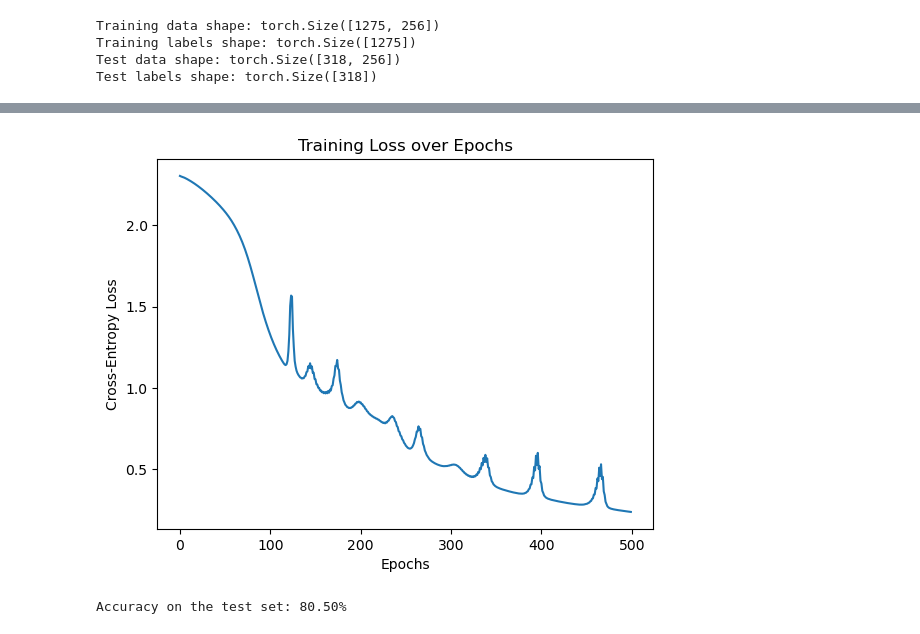
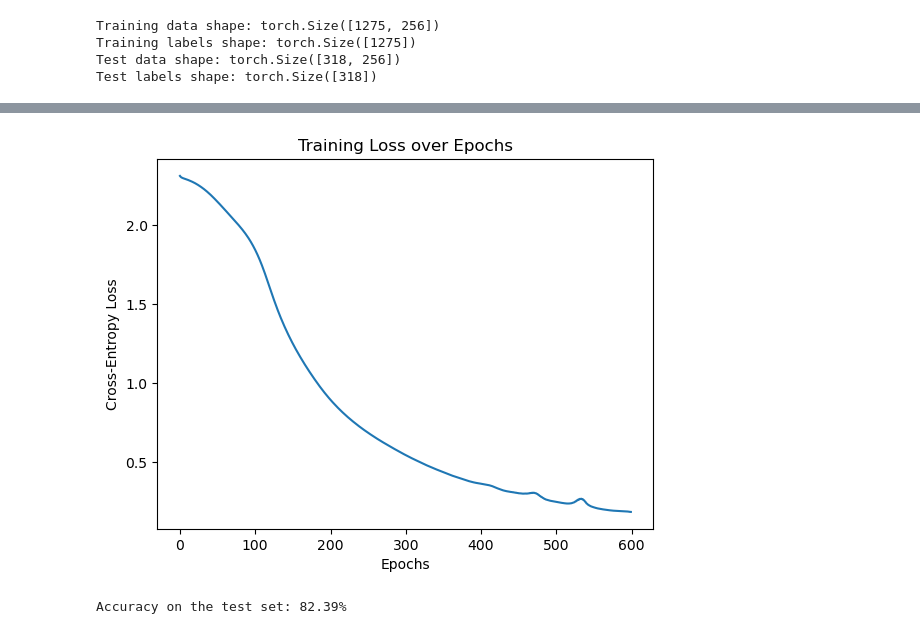
Before and after one commit to Jigyass/StatisticalDecisionTheory, a Jupyter notebook: Homeworks/HW4/ClassificationMLP.ipynb, the cells around one changed output, grey strips where cells are left out. Saved outputs shown, nothing was run; the diff lists cells and outputs as text; code cells hidden in the pictures.

```diff
--- a/Homeworks/HW4/ClassificationMLP.ipynb
+++ b/Homeworks/HW4/ClassificationMLP.ipynb
@@ -2,10 +2,8 @@
 import numpy as np
 import torch
 
-# Load the dataset (assuming it's space-separated)
 data = np.loadtxt('/home/darksst/Desktop/Fall24/StatisticalDecisionTheory/Data/Semion/semeion.data')
 
-# Split data into features (X) and labels (Y)
 X = data[:, :256]  # First 256 columns are the pixel features
 Y = data[:, 256:]  # Last 10 columns represent the one-hot encoded digit labels
 
@@ -13,8 +11,8 @@ Y = data[:, 256:]  # Last 10 columns represent the one-hot encoded digit labels
 Y_labels = np.argmax(Y, axis=1)
 
 # Function to split data into training and testing sets
-def train_test_split_manual(X, Y, test_size=0.2, random_state=None):
-    np.random.seed(random_state)  # Set seed for reproducibility if provided
+def split_data(X, Y, test_size=0.2, random_state=None):
+    np.random.seed(random_state)
     indices = np.arange(X.shape[0])
     np.random.shuffle(indices)  # Shuffle the indices
 
@@ -26,16 +24,13 @@ def train_test_split_manual(X, Y, test_size=0.2, random_state=None):
 
     return X_train, X_test, Y_train, Y_test
 
-# Split the data (e.g., 80% training, 20% testing)
-X_train, X_test, Y_train, Y_test = train_test_split_manual(X, Y_labels, test_size=0.2, random_state=42)
+X_train, X_test, Y_train, Y_test = split_data(X, Y_labels, test_size=0.2, random_state=42)
 
 # Convert NumPy arrays to PyTorch tensors
 X_train_tensor = torch.tensor(X_train, dtype=torch.float32)
-Y_train_tensor = torch.tensor(Y_train, dtype=torch.long)  # Labels as long tensors for classification
+Y_train_tensor = torch.tensor(Y_train, dtype=torch.long)
 X_test_tensor = torch.tensor(X_test, dtype=torch.float32)
 Y_test_tensor = torch.tensor(Y_test, dtype=torch.long)
-
-# Print shapes to verify
 print("Training data shape:", X_train_tensor.shape)
 print("Training labels shape:", Y_train_tensor.shape)
 print("Test data shape:", X_test_tensor.shape)
@@ -222,37 +187,35 @@ class MLPModelTwoHiddenLayers(nn.Module):
 
     def forward(self, x):
         # Forward pass
-        x = self.hidden1(x)  # Pass through the first hidden layer
-        x = self.relu1(x)     # Apply ReLU activation
-        x = self.hidden2(x)   # Pass through the second hidden layer
-        x = self.relu2(x)     # Apply ReLU activation
-        x = self.output(x)    # Output logits (no activation here)
+        x = self.hidden1(x)
+        x = self.relu1(x)
+        x = self.hidden2(x)
+        x = self.relu2(x)
+        x = self.output(x)
         return x
-
-# Reinitialize the weights and biases of the model
 def reinitialize_parameters(model):
     for layer in model.children():
         if isinstance(layer, nn.Linear):
             nn.init.uniform_(layer.weight, -1/np.sqrt(layer.in_features), 1/np.sqrt(layer.in_features))
             nn.init.zeros_(layer.bias)
 
-# Initialize the model with 2 hidden layers, each with 5 neurons
-model_two_hidden_layers = MLPModelTwoHiddenLayers()
-reinitialize_parameters(model_two_hidden_layers)  # Reinitialize the parameters
+
+model_three = MLPModelTwoHiddenLayers()
+reinitialize_parameters(model_three)  # Reinitialize the parameters
 
 # Reinitialize the optimizer for the new model
-optimizer = optim.SGD(model_two_hidden_layers.parameters(), lr=0.132)
+optimizer = optim.SGD(model_three.parameters(), lr=0.131)
 
 # Set the number of epochs
-epochs = 500
+epochs =600
 
 # Train the model with 2 hidden layers, each with 5 neurons
-loss_history_two_hidden_layers = train_model(model_two_hidden_layers, X_train_tensor, Y_train_tensor, criterion, optimizer, epochs)
+loss_model3 = train_model(model_three, X_train_tensor, Y_train_tensor, criterion, optimizer, epochs)
 
 # Plot the loss
-plot_loss(loss_history_two_hidden_layers, epochs)
+plot_loss(loss_model3, epochs)
 
 # Compute the accuracy on the test set
-test_accuracy_two_hidden_layers = compute_accuracy(model_two_hidden_layers, X_test_tensor, Y_test_tensor)
-print(f'Accuracy on the test set: {test_accuracy_two_hidden_layers:.2f}%')
+model3_accuracy = compute_accuracy(model_three, X_test_tensor, Y_test_tensor)
+print(f'Accuracy on the test set: {model3_accuracy:.2f}%')
 # %% [output]
@@ -264,5 +228,5 @@ Epoch 500/500, Loss: 0.23790177702903748
-[figure, old version]
+[figure, new version]
-Accuracy on the test set: 80.50%
+Accuracy on the test set: 82.39%
 # %%
 #MODEL with 5 neurons and 1 hidden layer converges at around 60 epochs
 #MODEL with 10 neurons and 1 hidden layer converges at around 30 epochs
```
Also changed, not shown: parts of 5 cells of this notebook, 4 other files.
